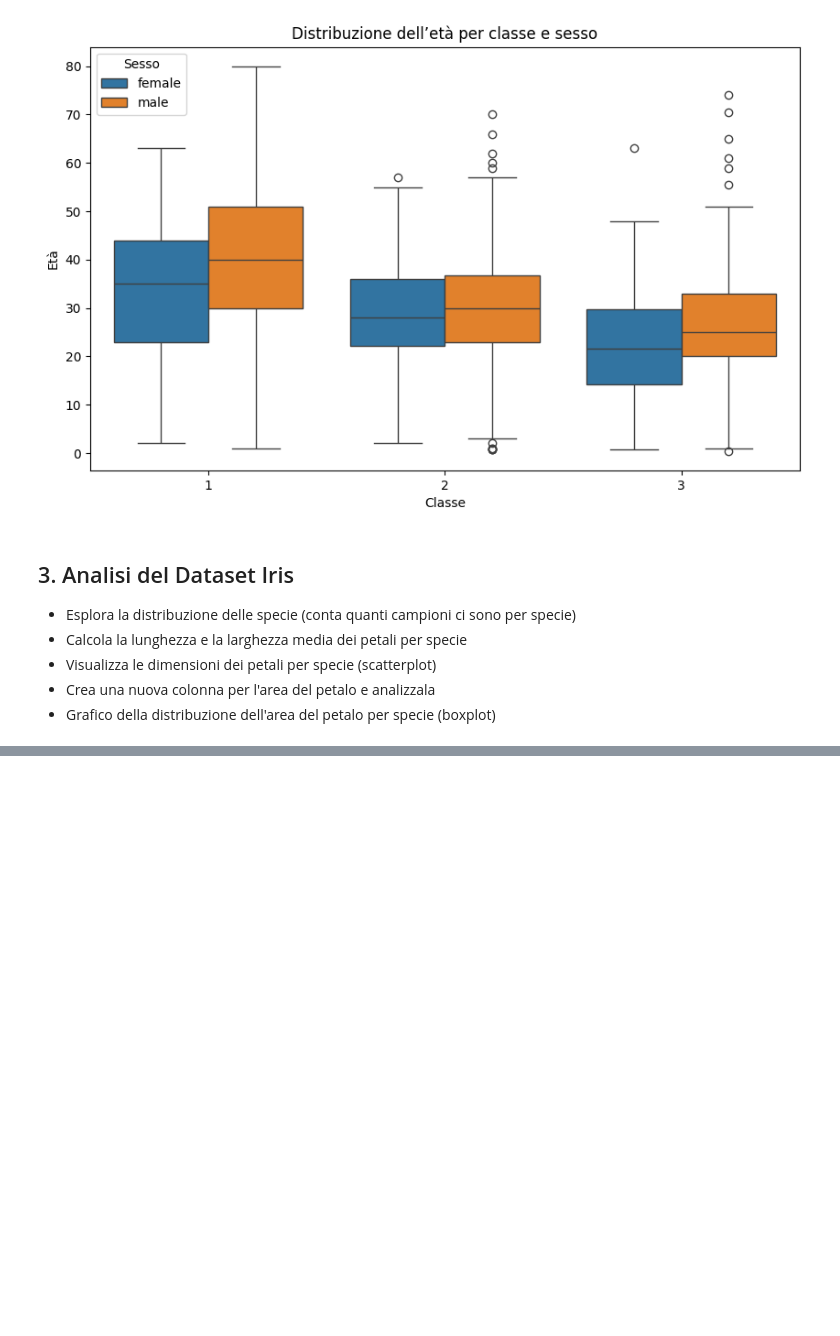
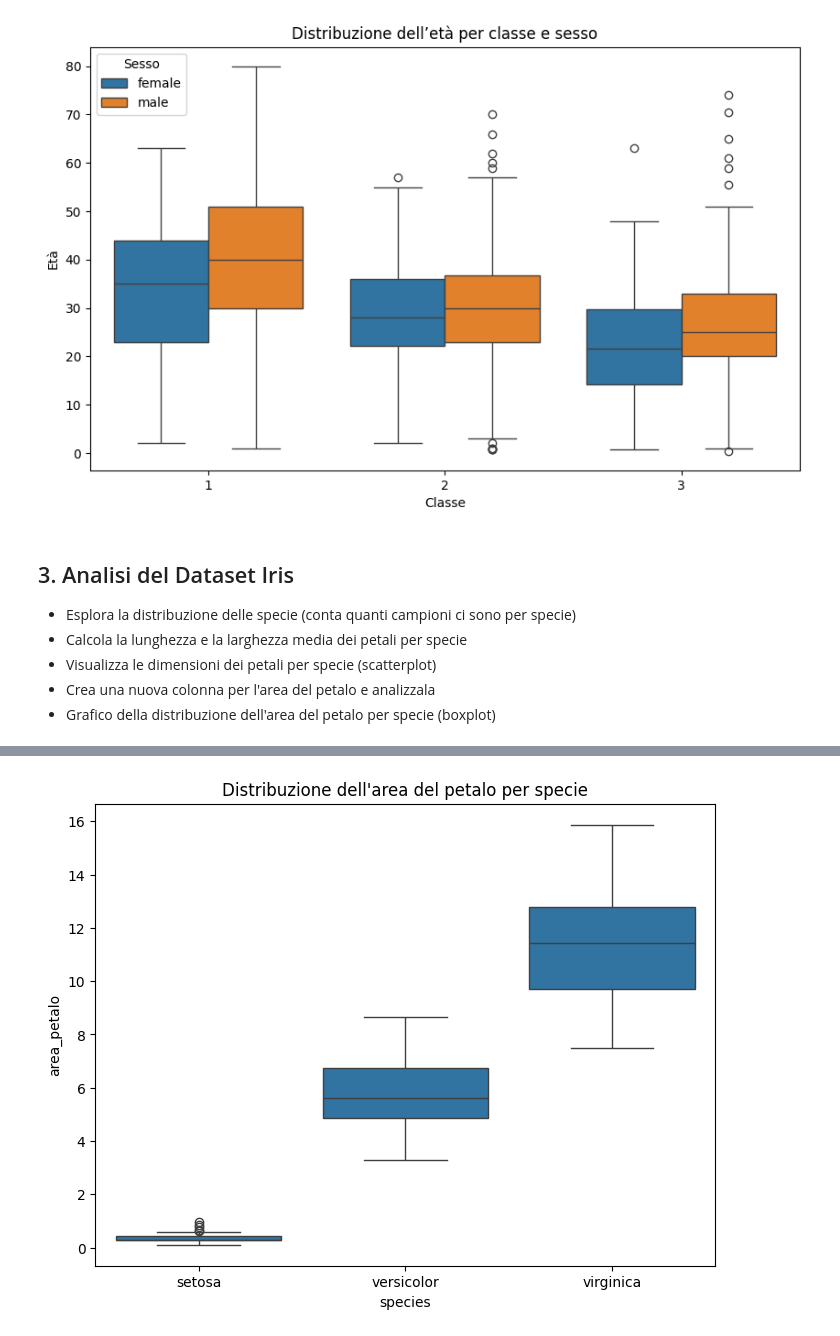
Before and after one commit to lisacontardo/Lab_2, a Jupyter notebook: 4_Esercizi_lez_4.ipynb, the cells around one changed output, grey strips where cells are left out. Cells and saved outputs as stored; diff of their text form; code cells hidden in the pictures; blank space fills up the shorter version.

Commit message:
Finiti gli esercizi della lezione 4

```diff
--- a/4_Esercizi_lez_4.ipynb
+++ b/4_Esercizi_lez_4.ipynb
@@ -192,0 +238,8 @@ url = "https://raw.githubusercontent.com/mwaskom/seaborn-data/master/iris.csv"
+# %%
+#Crea una nuova colonna per l'area del petalo e analizzala
+
+df['area_petalo'] = df['petal_length'] * df['petal_width']
+
+grouped = df.groupby('species')
+area_info = grouped['area_petalo'].describe()
+area_info
@@ -192,0 +252,8 @@ url = "https://raw.githubusercontent.com/mwaskom/seaborn-data/master/iris.csv"
+# %%
+##Grafico della distribuzione dell'area del petalo per specie (boxplot)
+plt.figure(figsize=(8,6))
+sns.boxplot(data=df, x='species', y='area_petalo')
+plt.title("Distribuzione dell'area del petalo per specie")
+plt.show()
+# %% [output]
+[figure, added]
```
Also changed, not shown: parts of 6 cells of this notebook.
